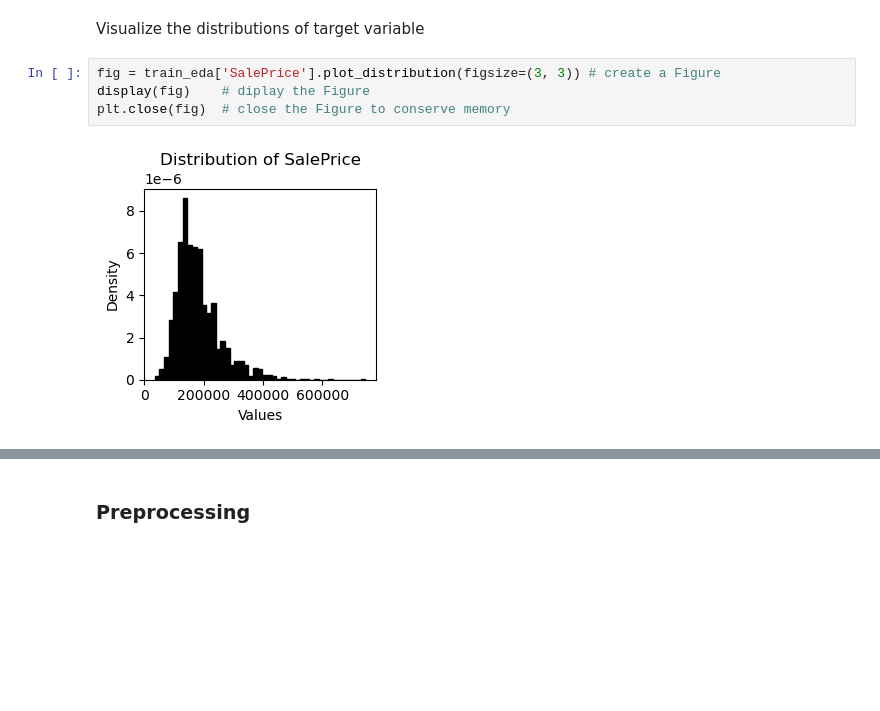
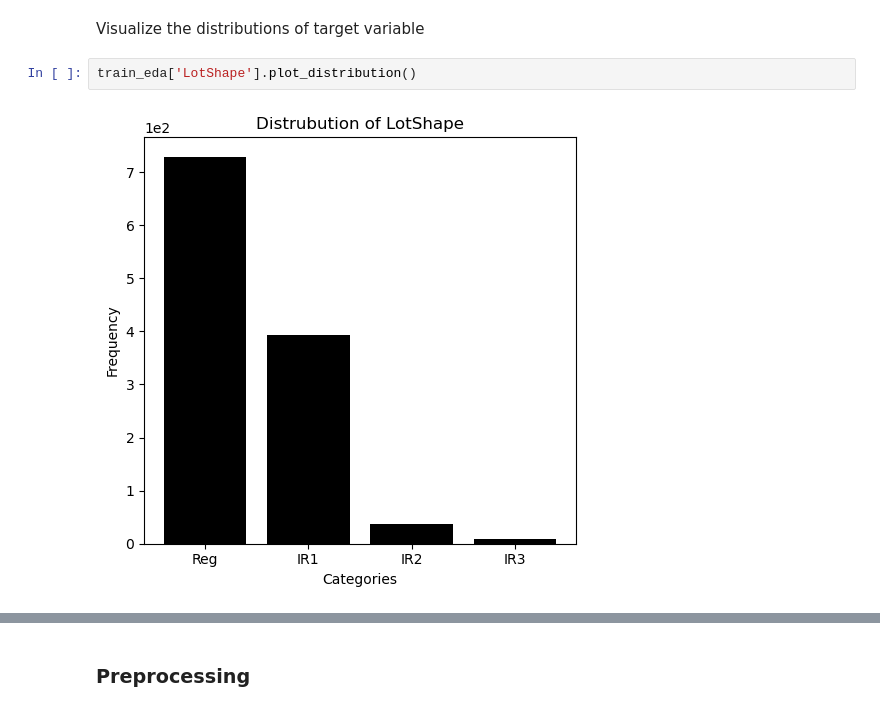
Before and after one commit to ajy25/TabularMagic, a Jupyter notebook: demo/regression_start_to_finish_demo.ipynb, the cells around one changed output, grey strips where cells are left out. Saved outputs shown, nothing was run; the diff lists cells and outputs as text; blank space fills up the shorter version.

```diff
--- a/demo/regression_start_to_finish_demo.ipynb
+++ b/demo/regression_start_to_finish_demo.ipynb
@@ -73,9 +73,7 @@ display(train_eda.continuous_summary_statistics)
 | n_samples | 1168.000000 | 1168.000000 | 1.168000e+03 | 1168.000000 | 1168.000000 | 1168.000000 | 1168.000000 | 1168.000000 | ... |
 # %% [markdown]
 Visualize the distributions of target variable
-# %%
-fig = train_eda['SalePrice'].plot_distribution(figsize=(3, 3)) # create a Figure
-display(fig)    # diplay the Figure
-plt.close(fig)  # close the Figure to conserve memory
-# %% [output]
-[figure, removed]
+# %%
+train_eda['LotShape'].plot_distribution()
+# %% [output]
+[figure, added]
```
Also changed, not shown: parts of 9 cells of this notebook, 5 other files.
